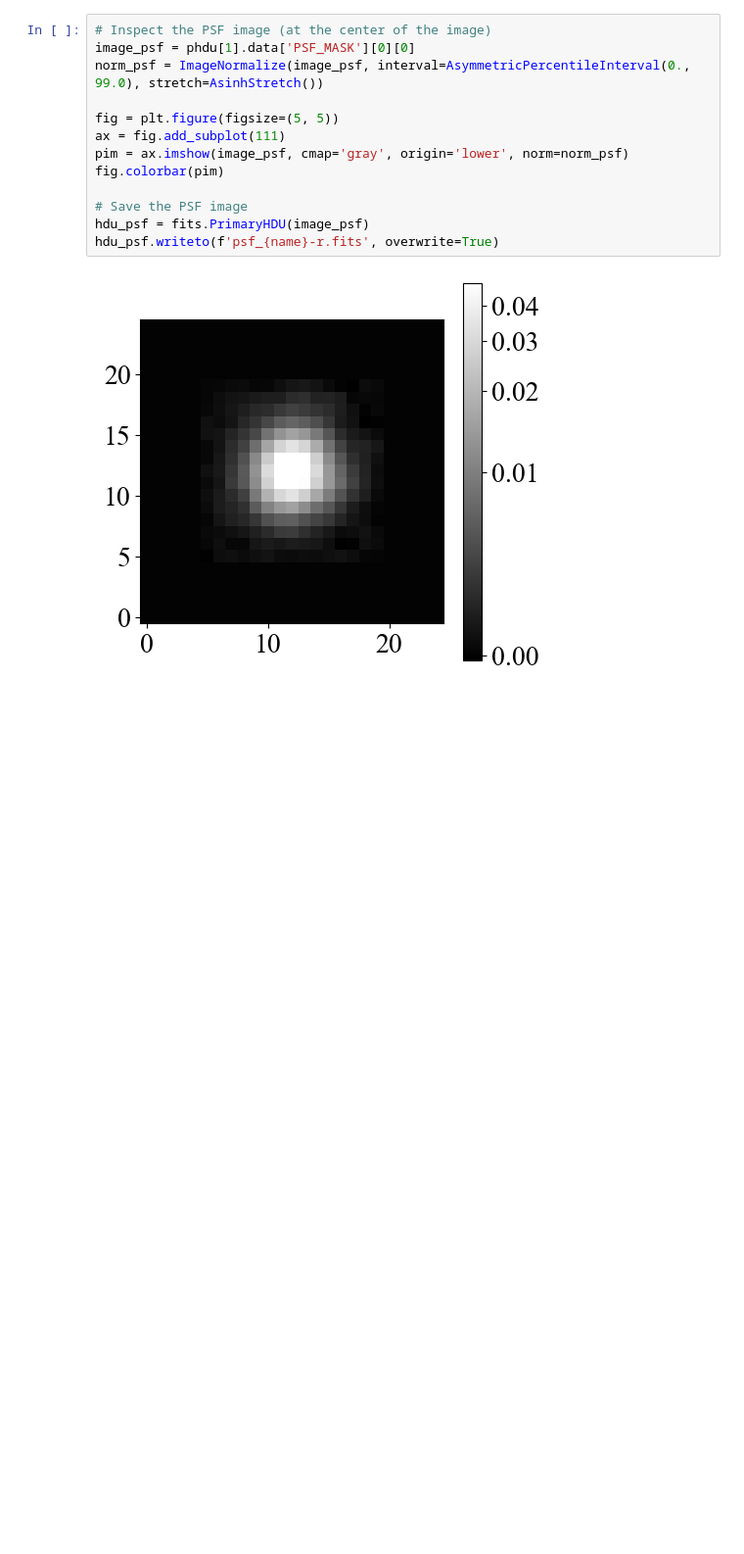
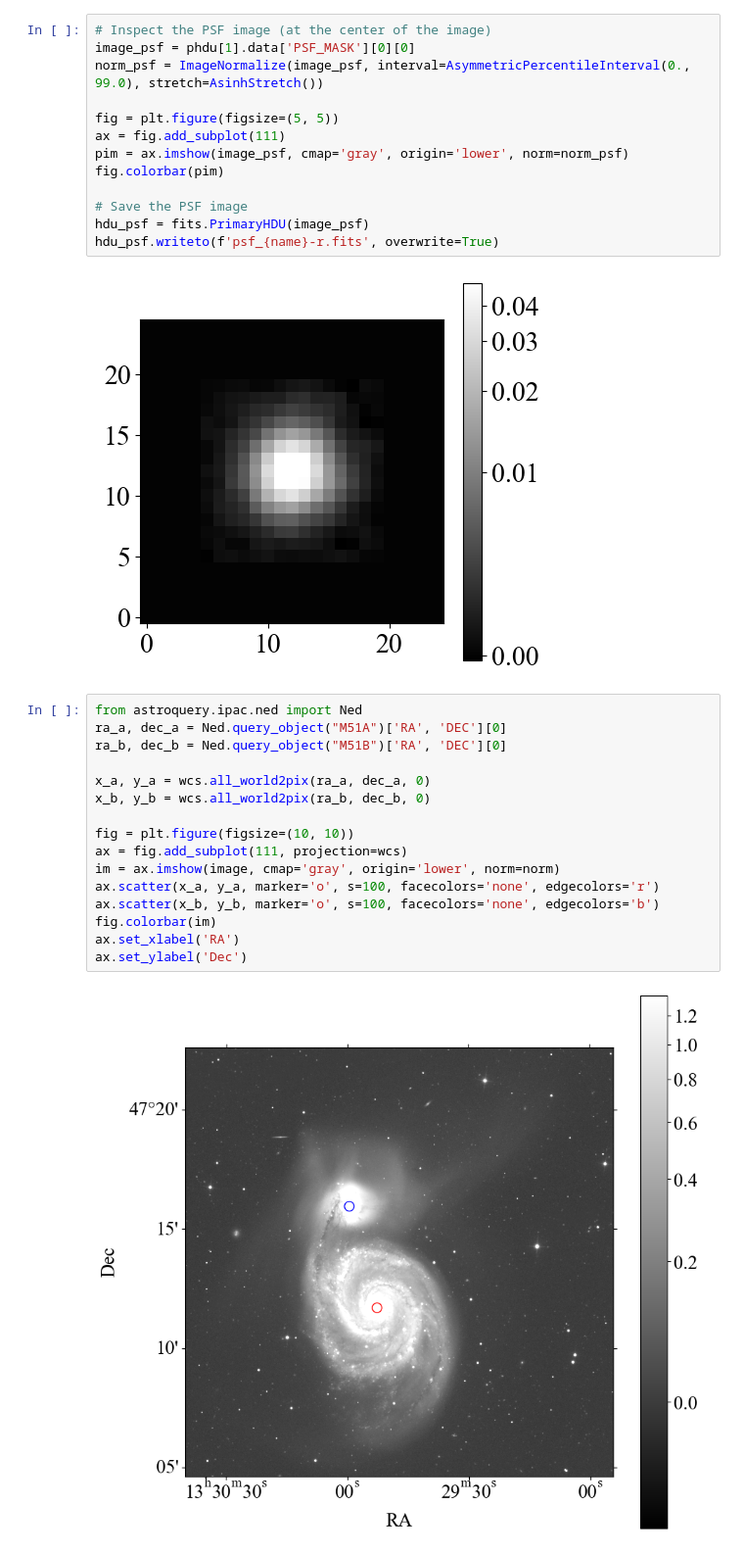
Before and after one commit to hbahk/TAOtutorials, a Jupyter notebook: tutorials/GALFIT-Surface_Photometry.ipynb, the cells around one changed output. Shown at 98% size. Cells and saved outputs as stored; diff of their text form; blank space fills up the shorter version.

```diff
--- a/tutorials/GALFIT-Surface_Photometry.ipynb
+++ b/tutorials/GALFIT-Surface_Photometry.ipynb
@@ -207,6 +207,24 @@ hdu_psf = fits.PrimaryHDU(image_psf)
 hdu_psf.writeto(f'psf_{name}-r.fits', overwrite=True)
 # %% [output]
 [figure]
+# %%
+from astroquery.ipac.ned import Ned
+ra_a, dec_a = Ned.query_object("M51A")['RA', 'DEC'][0]
+ra_b, dec_b = Ned.query_object("M51B")['RA', 'DEC'][0]
+
+x_a, y_a = wcs.all_world2pix(ra_a, dec_a, 0)
+x_b, y_b = wcs.all_world2pix(ra_b, dec_b, 0)
+
+fig = plt.figure(figsize=(10, 10))
+ax = fig.add_subplot(111, projection=wcs)
+im = ax.imshow(image, cmap='gray', origin='lower', norm=norm)
+ax.scatter(x_a, y_a, marker='o', s=100, facecolors='none', edgecolors='r')
+ax.scatter(x_b, y_b, marker='o', s=100, facecolors='none', edgecolors='b')
+fig.colorbar(im)
+ax.set_xlabel('RA')
+ax.set_ylabel('Dec')
+# %% [output]
+[figure, added]
 # %%
 dir_output = 'output'
 if not (cwd/dir_output).exists():
```
Also changed, not shown: parts of 1 cell of this notebook.
